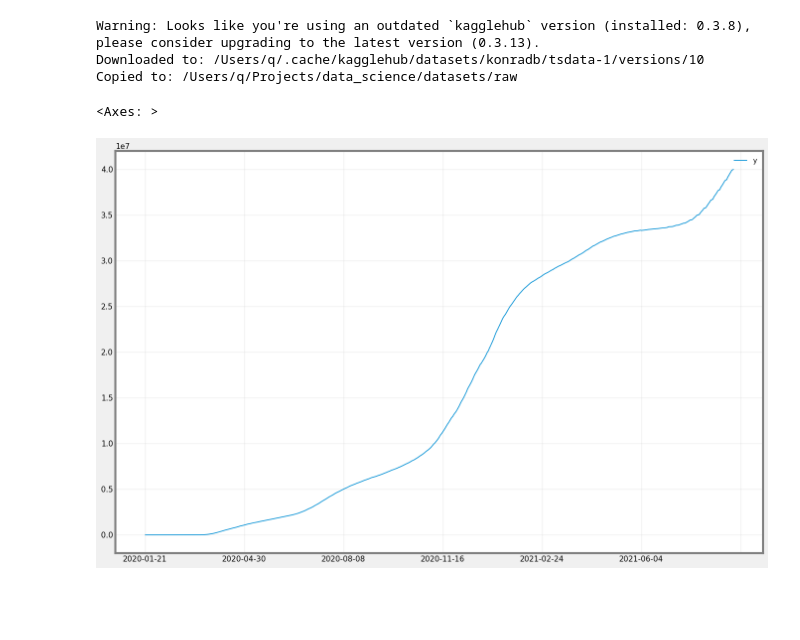
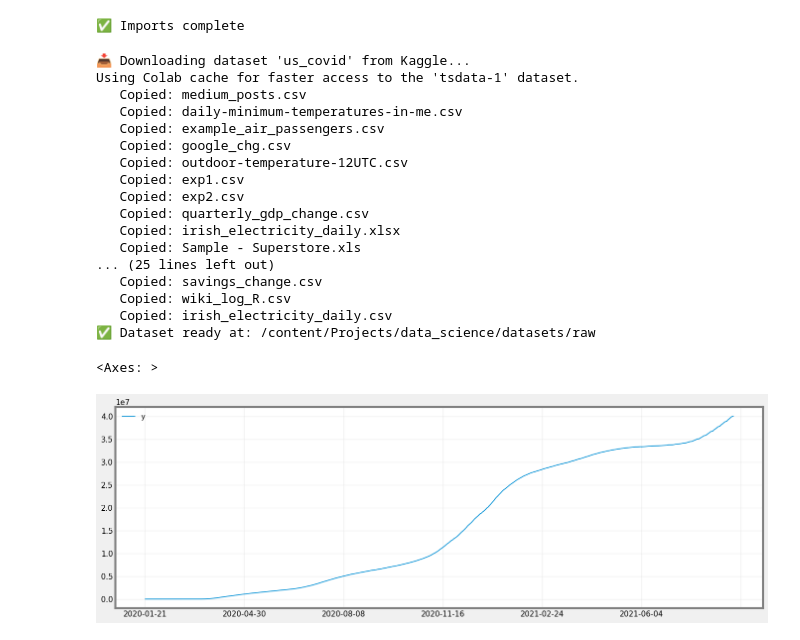
Before and after one commit to Q-types/Projects, a Jupyter notebook: data_science/scripts/prophet.ipynb, the cells around one changed output. Drawn from its saved outputs; the diff is of its cells as text; code cells hidden in the pictures; blank space fills up the shorter version.

Commit message:
Eddited using Colab

```diff
--- a/data_science/scripts/prophet.ipynb
+++ b/data_science/scripts/prophet.ipynb
@@ -21,59 +61,45 @@ from prophet.plot import plot_yearly, add_changepoints_to_plot
 import matplotlib.pyplot as plt
 plt.style.use('fivethirtyeight')
 
-# Custom plotting preferences for cleaner visuals
-from utils.plot_styles import apply_style
+# Apply my custom plotting style (imported from cell 1)
 apply_style('clean')
 
 import warnings
-warnings.simplefilter(action='ignore', category= FutureWarning)
+warnings.simplefilter(action='ignore', category=FutureWarning)
 
 import plotly.graph_objs as go
+
+print("✅ Imports complete")
+# %% [output]
+✅ Imports complete
-# %%
-from pathlib import Path
-
-def find_project_root():
-    p = Path.cwd().resolve()
-    for candidate in [p] + list(p.parents):
-        if (candidate / "data_science").is_dir():
-            return candidate
-    return p  # fallback: current dir
-
-class CFG:
-    project_root = find_project_root()
-    data_folder = project_root / "data_science" / "datasets" / "raw"  # Use project_root directly
-    img_dim1 = 15
-    img_dim2 = 10
-
-plt.rcParams.update({'figure.figsize': (CFG.img_dim1, CFG.img_dim2)})
-# %%
-import kagglehub
-from pathlib import Path
-import shutil
-
-# Download dataset to KaggleHub's default cache (~/.cache/kagglehub)
-path = kagglehub.dataset_download("konradb/tsdata-1")
-print("Downloaded to:", path)
-
-# Move or copy the dataset into your project data folder
-raw_data_dir = Path("/Users/q/Projects/data_science/datasets/raw/")
-raw_data_dir.mkdir(parents=True, exist_ok=True)
-
-for file in Path(path).glob("*"):
-    shutil.copy(file, raw_data_dir / file.name)
-
-print("Copied to:", raw_data_dir)
-# %% [output]
-Warning: Looks like you're using an outdated `kagglehub` version (installed: 0.3.8), please consider upgrading to the latest version (0.3.13).
-Downloaded to: /Users/q/.cache/kagglehub/datasets/konradb/tsdata-1/versions/10
-Copied to: /Users/q/Projects/data_science/datasets/raw
 # %%
-df = pd.read_csv(CFG.data_folder / "us_covid.csv")
+# Ensure dataset is available (downloads if needed)
+data_folder = ensure_dataset("us_covid")
+
+# Load data
+df = pd.read_csv(data_folder / "us_covid.csv")
 xdat = df[["date","cases"]].rename(columns={"date":"ds","cases":"y"})
 xdat.set_index("ds").plot(figsize=(CFG.img_dim1, CFG.img_dim2), xlabel="")
 # %% [output]
-<Axes: >
+📥 Downloading dataset 'us_covid' from Kaggle...
+Using Colab cache for faster access to the 'tsdata-1' dataset.
+   Copied: medium_posts.csv
+   Copied: daily-minimum-temperatures-in-me.csv
+   Copied: example_air_passengers.csv
+   Copied: google_chg.csv
+   Copied: outdoor-temperature-12UTC.csv
+   Copied: exp1.csv
+   Copied: exp2.csv
+   Copied: quarterly_gdp_change.csv
+   Copied: irish_electricity_daily.xlsx
+   Copied: Sample - Superstore.xls
+... (25 lines left out)
+   Copied: savings_change.csv
+   Copied: wiki_log_R.csv
+   Copied: irish_electricity_daily.csv
+✅ Dataset ready at: /content/Projects/data_science/datasets/raw
+<Axes: >
-[figure, old version]
+[figure, new version]
 # %%
 # automatic detection of change points
 
```
Also changed, not shown: parts of 11 cells of this notebook.
